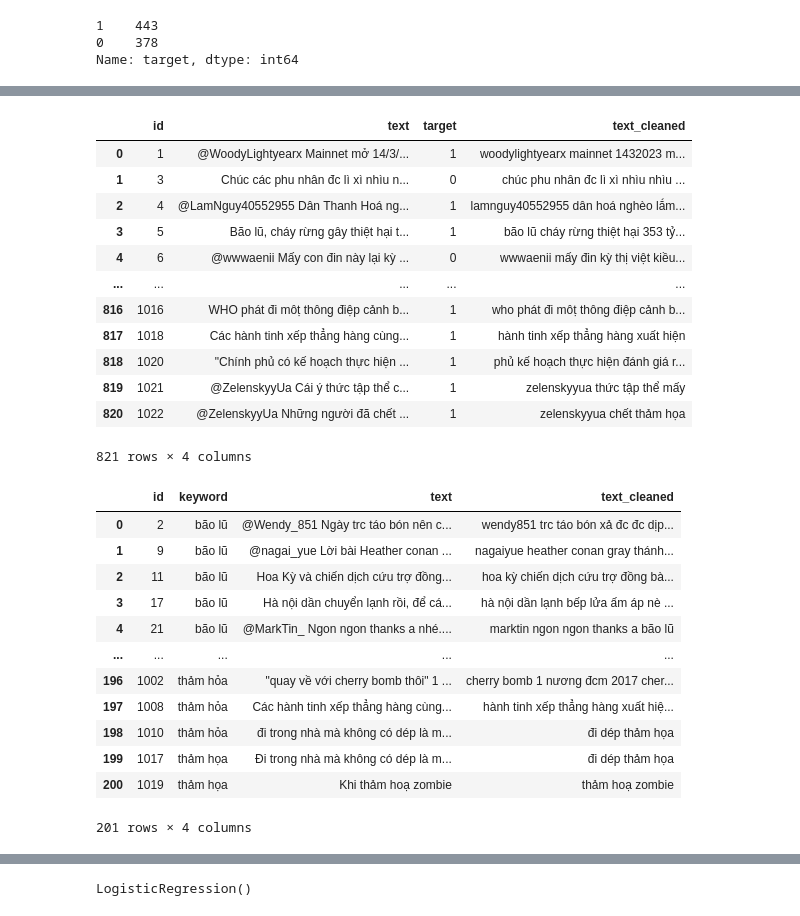
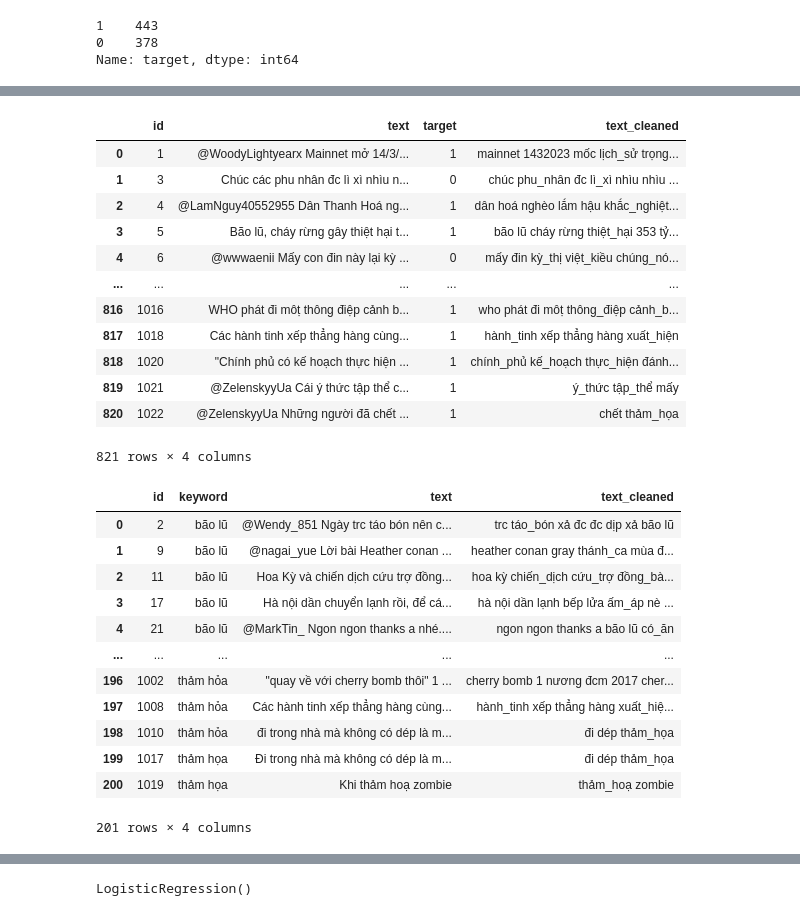
Before and after one commit to A-Yog/Assignment, a Jupyter notebook: nlp-disaster-tweets-project.ipynb, the cells around one changed output, grey strips where cells are left out. Saved outputs shown, nothing was run; the diff lists cells and outputs as text; code cells hidden in the pictures.

```diff
--- a/nlp-disaster-tweets-project.ipynb
+++ b/nlp-disaster-tweets-project.ipynb
@@ -158,6 +158,11 @@ Tweets that does not contain information about disaster :
 # %%
 def preprocessing(text):
     text = text.lower()
+    # Remove URLs
+    text = re.sub(r'https?://\S+', '', text)
+    # Remove tags and hashtags
+    text = re.sub(r'@[a-zA-Z0-9_]+', '', text)
+    text = re.sub(r'#\S+', '', text)
     pattern = re.compile('[^a-z]')
     words = nltk.word_tokenize(text)
     preprocessed_text = ' '.join(words)
@@ -178,40 +184,44 @@ def remove_stopwords(text, filename):
     cleaned_words = [word for word in words if word not in words_to_remove]
     cleaned_text = ' '.join(cleaned_words)
     return cleaned_text
+# %%
+# Define a function to tokenize the text
+def tokenize_text(text):
+    return ViTokenizer.tokenize(text)
 # %%
 filename = 'vietnamese-stopwords.txt'
-train['text_cleaned']=train['text'].apply(preprocessing).apply(remove_urls).apply(remove_punctuation).apply(remove_stopwords, args=(filename,))
-test['text_cleaned']=test['text'].apply(preprocessing).apply(remove_urls).apply(remove_punctuation).apply(remove_stopwords, args=(filename,))
+train['text_cleaned']=train['text'].apply(preprocessing).apply(remove_urls).apply(remove_punctuation).apply(tokenize_text).apply(remove_stopwords, args=(filename,))
+test['text_cleaned']=test['text'].apply(preprocessing).apply(remove_urls).apply(remove_punctuation).apply(tokenize_text).apply(remove_stopwords, args=(filename,))
 train
 # %% [output]
 |  | id | text | target | text_cleaned |
-| 0 | 1 | @WoodyLightyearx Mainnet mở 14/3/... | 1 | woodylightyearx mainnet 1432023 m... |
-| 1 | 3 | Chúc các phu nhân đc lì xì nhìu n... | 0 | chúc phu nhân đc lì xì nhìu nhìu ... |
-| 2 | 4 | @LamNguy40552955 Dân Thanh Hoá ng... | 1 | lamnguy40552955 dân hoá nghèo lắm... |
-| 3 | 5 | Bão lũ, cháy rừng gây thiệt hại t... | 1 | bão lũ cháy rừng thiệt hại 353 tỷ... |
-| 4 | 6 | @wwwaenii Mấy con đin này lại kỳ ... | 0 | wwwaenii mấy đin kỳ thị việt kiều... |
+| 0 | 1 | @WoodyLightyearx Mainnet mở 14/3/... | 1 | mainnet 1432023 mốc lịch_sử trọng... |
+| 1 | 3 | Chúc các phu nhân đc lì xì nhìu n... | 0 | chúc phu_nhân đc lì_xì nhìu nhìu ... |
+| 2 | 4 | @LamNguy40552955 Dân Thanh Hoá ng... | 1 | dân hoá nghèo lắm hậu khắc_nghiệt... |
+| 3 | 5 | Bão lũ, cháy rừng gây thiệt hại t... | 1 | bão lũ cháy rừng thiệt_hại 353 tỷ... |
+| 4 | 6 | @wwwaenii Mấy con đin này lại kỳ ... | 0 | mấy đin kỳ_thị việt_kiều chúng_nó... |
 | ... | ... | ... | ... | ... |
-| 816 | 1016 | WHO phát đi môṭ thông điệp cảnh b... | 1 | who phát đi môṭ thông điệp cảnh b... |
-| 817 | 1018 | Các hành tinh xếp thẳng hàng cùng... | 1 | hành tinh xếp thẳng hàng xuất hiện |
-| 818 | 1020 | "Chính phủ có kế hoạch thực hiện ... | 1 | phủ kế hoạch thực hiện đánh giá r... |
-| 819 | 1021 | @ZelenskyyUa Cái ý thức tập thể c... | 1 | zelenskyyua thức tập thể mấy |
-| 820 | 1022 | @ZelenskyyUa Những người đã chết ... | 1 | zelenskyyua chết thảm họa |
+| 816 | 1016 | WHO phát đi môṭ thông điệp cảnh b... | 1 | who phát đi môṭ thông_điệp cảnh_b... |
+| 817 | 1018 | Các hành tinh xếp thẳng hàng cùng... | 1 | hành_tinh xếp thẳng hàng xuất_hiện |
+| 818 | 1020 | "Chính phủ có kế hoạch thực hiện ... | 1 | chính_phủ kế_hoạch thực_hiện đánh... |
+| 819 | 1021 | @ZelenskyyUa Cái ý thức tập thể c... | 1 | ý_thức tập_thể mấy |
+| 820 | 1022 | @ZelenskyyUa Những người đã chết ... | 1 | chết thảm_họa |
 821 rows × 4 columns
 # %%
 test
 # %% [output]
 |  | id | keyword | text | text_cleaned |
-| 0 | 2 | bão lũ | @Wendy_851 Ngày trc táo bón nên c... | wendy851 trc táo bón xả đc đc dịp... |
-| 1 | 9 | bão lũ | @nagai_yue Lời bài Heather conan ... | nagaiyue heather conan gray thánh... |
-| 2 | 11 | bão lũ | Hoa Kỳ và chiến dịch cứu trợ đồng... | hoa kỳ chiến dịch cứu trợ đồng bà... |
-| 3 | 17 | bão lũ | Hà nội dần chuyển lạnh rồi, để cá... | hà nội dần lạnh bếp lửa ấm áp nè ... |
-| 4 | 21 | bão lũ | @MarkTin_ Ngon ngon thanks a nhé.... | marktin ngon ngon thanks a bão lũ |
+| 0 | 2 | bão lũ | @Wendy_851 Ngày trc táo bón nên c... | trc táo_bón xả đc đc dịp xả bão lũ |
+| 1 | 9 | bão lũ | @nagai_yue Lời bài Heather conan ... | heather conan gray thánh_ca mùa đ... |
+| 2 | 11 | bão lũ | Hoa Kỳ và chiến dịch cứu trợ đồng... | hoa kỳ chiến_dịch cứu_trợ đồng_bà... |
+| 3 | 17 | bão lũ | Hà nội dần chuyển lạnh rồi, để cá... | hà nội dần lạnh bếp lửa ấm_áp nè ... |
+| 4 | 21 | bão lũ | @MarkTin_ Ngon ngon thanks a nhé.... | ngon ngon thanks a bão lũ có_ăn |
 | ... | ... | ... | ... | ... |
 | 196 | 1002 | thảm hỏa | "quay về với cherry bomb thôi" 1 ... | cherry bomb 1 nương đcm 2017 cher... |
-| 197 | 1008 | thảm hỏa | Các hành tinh xếp thẳng hàng cùng... | hành tinh xếp thẳng hàng xuất hiệ... |
-| 198 | 1010 | thảm hỏa | đi trong nhà mà không có dép là m... | đi dép thảm họa |
-| 199 | 1017 | thảm họa | Đi trong nhà mà không có dép là m... | đi dép thảm họa |
-| 200 | 1019 | thảm họa | Khi thảm hoạ zombie | thảm hoạ zombie |
+| 197 | 1008 | thảm hỏa | Các hành tinh xếp thẳng hàng cùng... | hành_tinh xếp thẳng hàng xuất_hiệ... |
+| 198 | 1010 | thảm hỏa | đi trong nhà mà không có dép là m... | đi dép thảm_họa |
+| 199 | 1017 | thảm họa | Đi trong nhà mà không có dép là m... | đi dép thảm_họa |
+| 200 | 1019 | thảm họa | Khi thảm hoạ zombie | thảm_hoạ zombie |
 201 rows × 4 columns
 # %%
 x=train['text_cleaned'].values
```
Also changed, not shown: parts of 22 cells of this notebook.
